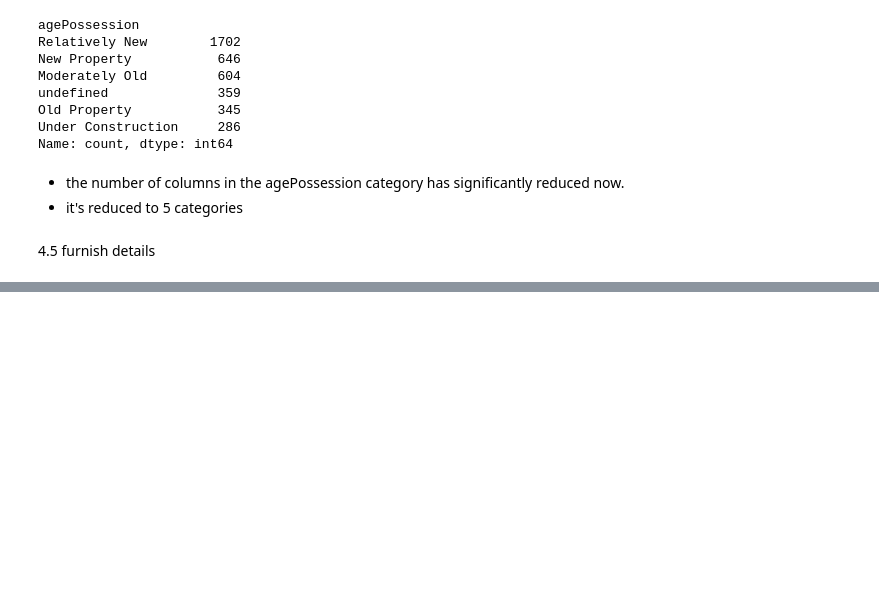
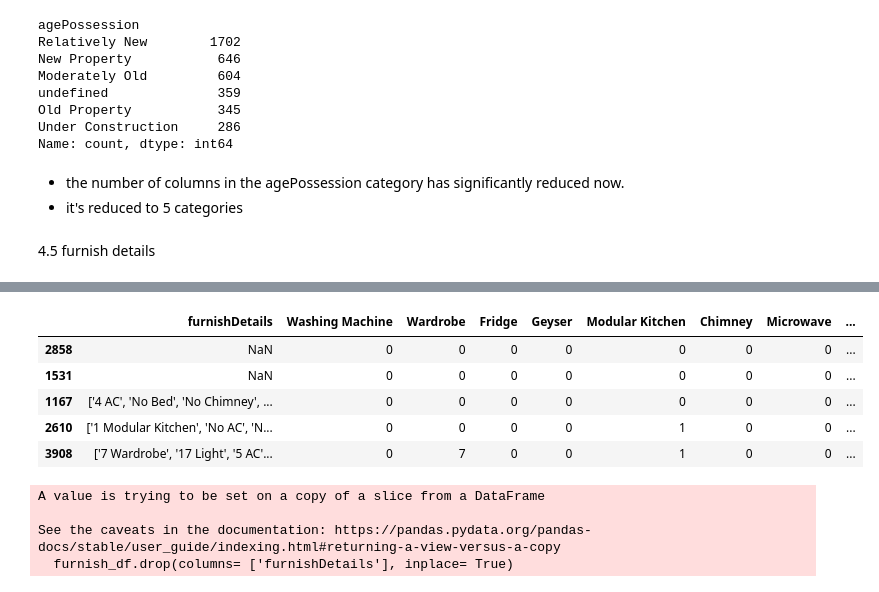
Before and after one commit to abhishek-saurav/real_estate_project, a Jupyter notebook: Data Cleaning/feature_engineering.ipynb, the cells around one changed output, grey strips where cells are left out. Cells and saved outputs as stored; diff of their text form; code cells hidden in the pictures; blank space fills up the shorter version.

```diff
--- a/Data Cleaning/feature_engineering.ipynb
+++ b/Data Cleaning/feature_engineering.ipynb
@@ -493,0 +489,2 @@ unique_furnishings
+# %%
+columns_to_include = [i for i in columns_to_include if i]
@@ -493,0 +531,16 @@ unique_furnishings
+# %%
+furnish_df.sample(5)
+# %% [output]
+|  | furnishDetails | Washing Machine | Wardrobe | Fridge | Geyser | Modular Kitchen | Chimney | Microwave | ... |
+| 2858 | NaN | 0 | 0 | 0 | 0 | 0 | 0 | 0 | ... |
+| 1531 | NaN | 0 | 0 | 0 | 0 | 0 | 0 | 0 | ... |
+| 1167 | ['4 AC', 'No Bed', 'No Chimney', ... | 0 | 0 | 0 | 0 | 0 | 0 | 0 | ... |
+| 2610 | ['1 Modular Kitchen', 'No AC', 'N... | 0 | 0 | 0 | 0 | 1 | 0 | 0 | ... |
+| 3908 | ['7 Wardrobe', '17 Light', '5 AC'... | 0 | 7 | 0 | 0 | 1 | 0 | 0 | ... |
+# %%
+furnish_df.drop(columns= ['furnishDetails'], inplace= True)
+# %% [output]
+A value is trying to be set on a copy of a slice from a DataFrame
+
+See the caveats in the documentation: https://pandas.pydata.org/pandas-docs/stable/user_guide/indexing.html#returning-a-view-versus-a-copy
+  furnish_df.drop(columns= ['furnishDetails'], inplace= True)
```
Also changed, not shown: parts of 60 cells of this notebook, 2 other files.
